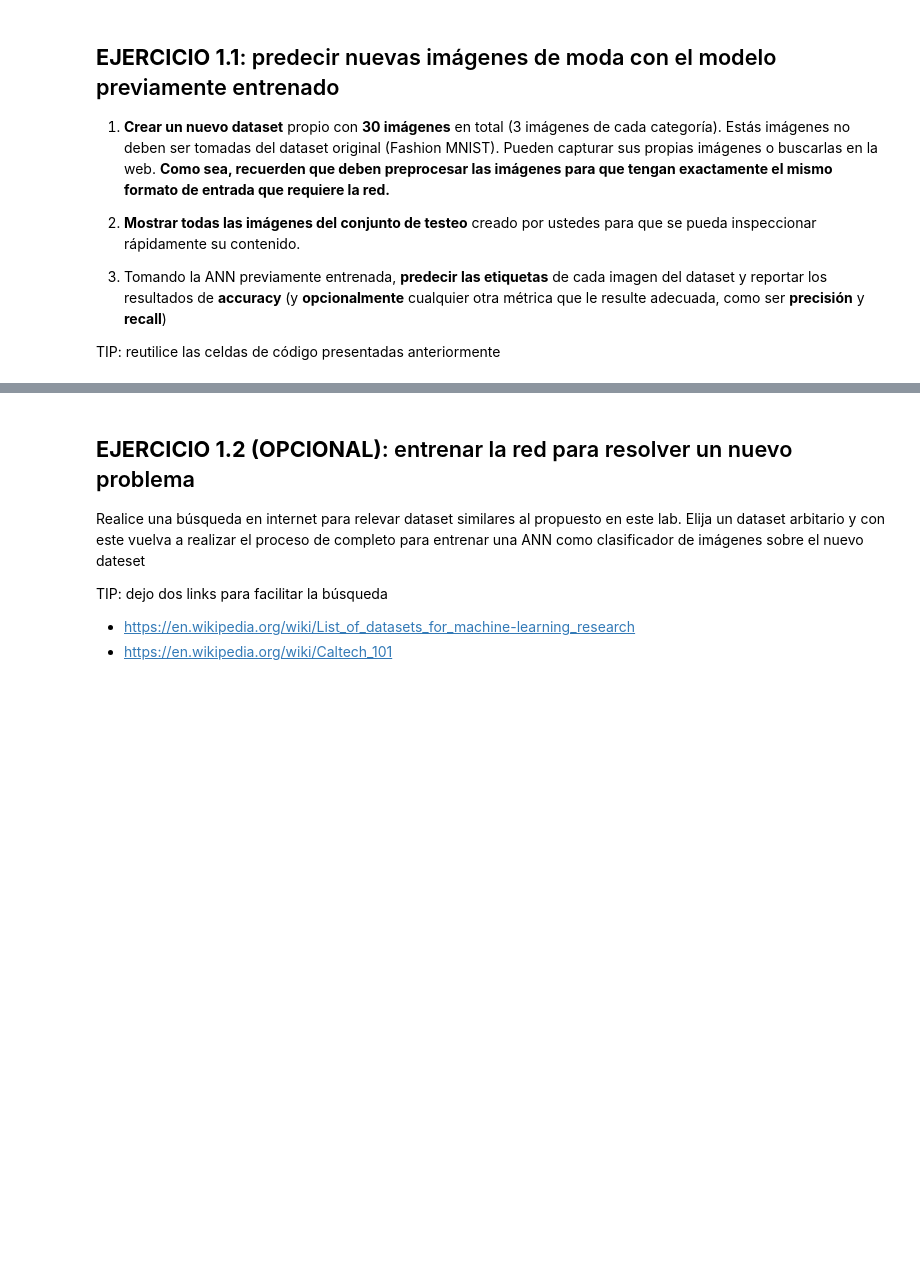
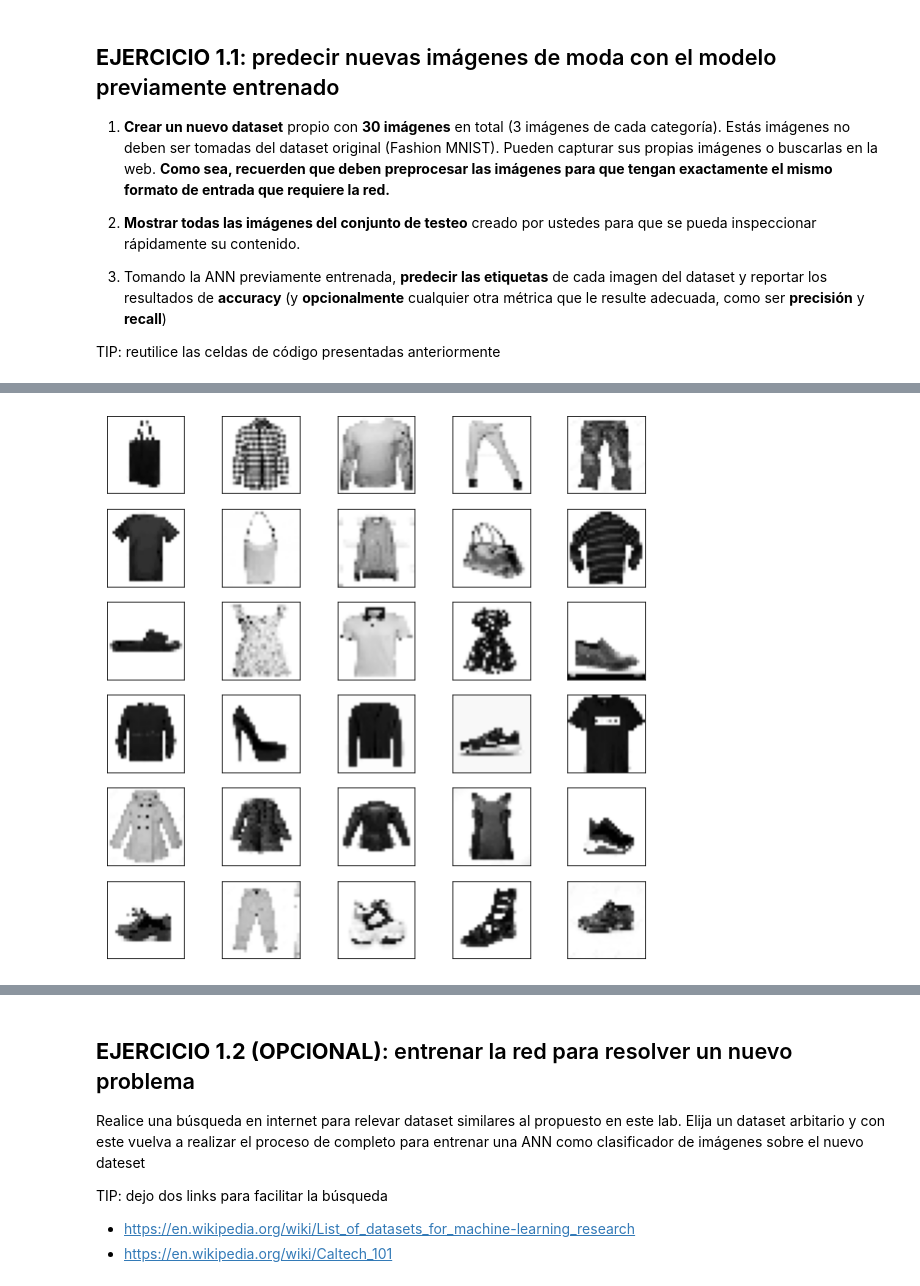
Before and after one commit to SebastianOrmaechea/Computer-Vision, a Jupyter notebook: Lab_1_Intro_ANN_SebaOrmaechea.ipynb, the cells around one changed output, grey strips where cells are left out. Drawn from its saved outputs; the diff is of its cells as text; code cells hidden in the pictures; blank space fills up the shorter version.

```diff
--- a/Lab_1_Intro_ANN_SebaOrmaechea.ipynb
+++ b/Lab_1_Intro_ANN_SebaOrmaechea.ipynb
@@ -447,0 +593,2 @@ TIP: reutilice las celdas de código presentadas anteriormente
+# %%
+d_imag = np.array(D_imagenes)
@@ -447,0 +600,13 @@ TIP: reutilice las celdas de código presentadas anteriormente
+# %%
+# Aquí hay que mostrar las imágenes del conjunto
+plt.figure(figsize=(10,10))
+for i in range(30):
+    plt.subplot(6,5,i+1)
+    plt.xticks([])
+    plt.yticks([])
+    plt.grid(False)
+    plt.imshow(d_imag[i], cmap=plt.cm.binary)
+    #plt.xlabel(class_names[train_labels[i]])
+plt.show()
+# %% [output]
+[figure, added]
```
Also changed, not shown: parts of 37 cells of this notebook.
